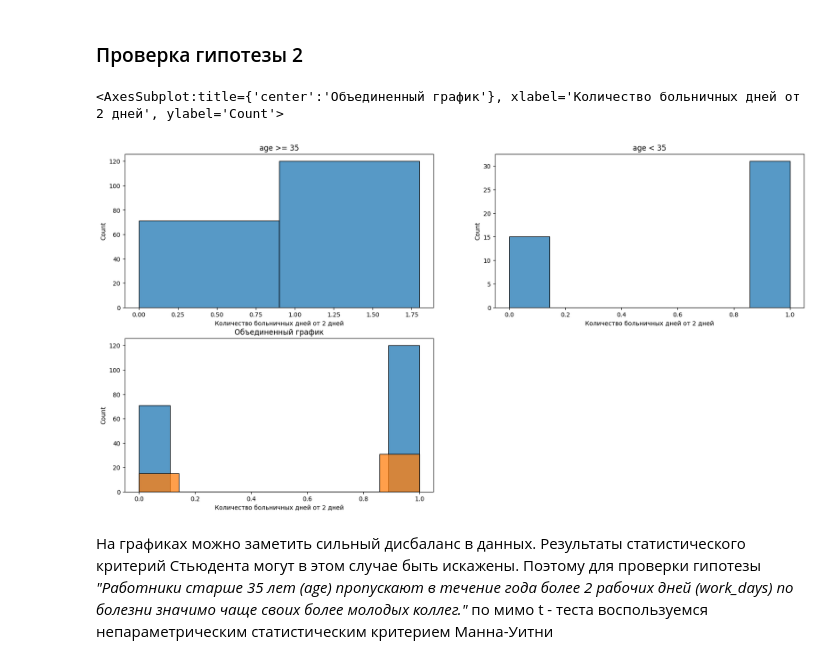
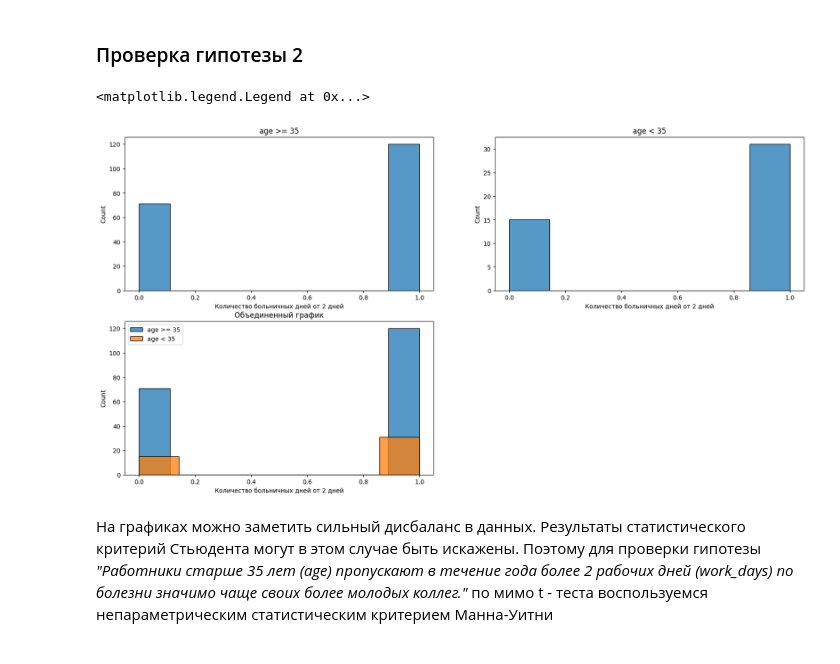
Before and after one commit to Igortigr/MTech, a Jupyter notebook: Задание.ipynb, the cells around one changed output. Drawn from its saved outputs; the diff is of its cells as text; code cells hidden in the pictures.

```diff
--- a/Задание.ipynb
+++ b/Задание.ipynb
@@ -5,7 +5,7 @@ import scipy.stats as sts
 import plotly.express as px
 # %%
 # чтение файла
-df = pd.read_csv('М.Тех_Данные_к_ТЗ_DS.csv',  encoding='Windows-1251')
+df = pd.read_csv('data/М.Тех_Данные_к_ТЗ_DS.csv',  encoding='Windows-1251')
 df.head()
 # %% [output]
 |  | Количество больничных дней,"Возра... |
@@ -164,22 +166,23 @@ hyp_2_2 = df.loc[(df['Возраст'] < 35),'Количество больни
 # %%
 # визуализируем полученное разбиение
 fig= plt.figure(figsize=(20,10))
 
 fig.add_subplot(2,2, 1)
-sns.histplot(hyp_2_1, binwidth=0.9)
+sns.histplot(hyp_2_1)
 plt.title('age >= 35')
 
 fig.add_subplot(2,2, 2)
 plt.title('age < 35')
 sns.histplot(hyp_2_2)
 
 fig.add_subplot(2,2, 3)
 plt.title('Объединенный график')
-sns.histplot(hyp_2_1)
-sns.histplot(hyp_2_2)
+sns.histplot(hyp_2_1, label='age >= 35')
+sns.histplot(hyp_2_2, label='age < 35')
+plt.legend()
 # %% [output]
-<AxesSubplot:title={'center':'Объединенный график'}, xlabel='Количество больничных дней от 2 дней', ylabel='Count'>
+<matplotlib.legend.Legend at 0x...>
-[figure, old version]
+[figure, new version]
 # %% [markdown]
 На графиках можно заметить сильный дисбаланс в данных. Результаты статистического критерий Стьюдента могут в этом случае быть искажены. Поэтому для проверки гипотезы *"Работники старше 35 лет (age) пропускают в течение года более 2 рабочих
 дней (work_days) по болезни значимо чаще своих более молодых коллег."* по мимо t - теста воспользуемся непараметрическим статистическим критерием Манна-Уитни
```
Also changed, not shown: parts of 4 cells of this notebook, 1 other file.
